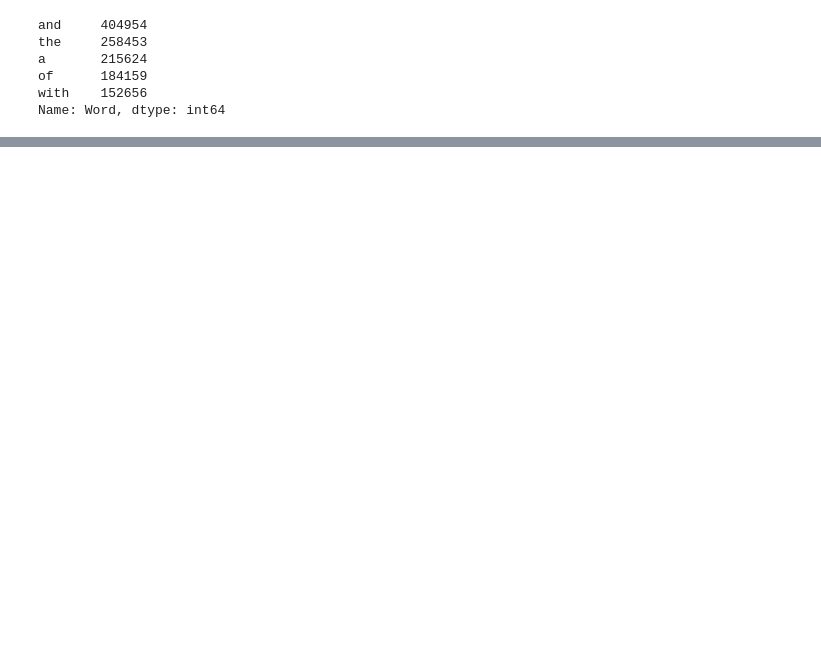
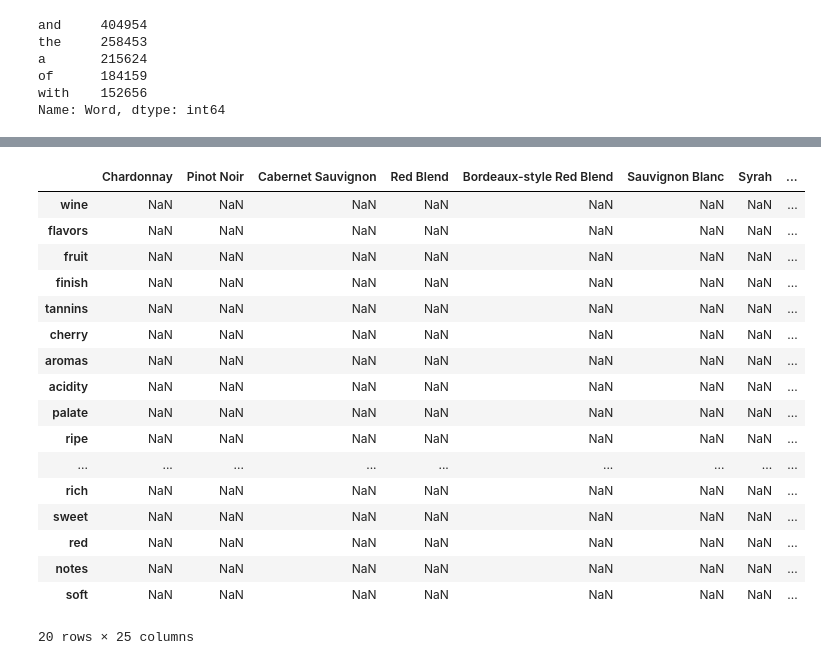
Before and after one commit to p-mckenzie/TextAnalytics, a Jupyter notebook: Project/Text_Project.ipynb, the cells around one changed output, grey strips where cells are left out. Drawn from its saved outputs; the diff is of its cells as text; code cells hidden in the pictures; blank space fills up the shorter version.

```diff
--- a/Project/Text_Project.ipynb
+++ b/Project/Text_Project.ipynb
@@ -190,9 +86,3 @@ Barbera                           1365
 Cabernet Franc                    1363
 Sangiovese Grosso                 1346
 Name: variety, dtype: int64
-# %%
-mask = ~df['variety'].isin(name_list)
-df[mask].shape
-
-df = df[mask]
-## Remove all reviews from the brands with < 1000 reviews
@@ -318,0 +89,6 @@ new_test_df
+# %%
+top_varieties = list(df['variety'].value_counts()[:25].index)
+
+mask = df['variety'].isin(top_varieties)
+new_df = df[mask]
+new_df.head()
@@ -318,0 +107,7 @@ new_test_df
+# %%
+from nltk import pos_tag, word_tokenize
+
+all_desc = new_df['description'].str.cat(sep=' ')
+
+pos_df = pd.DataFrame(pos_tag(word_tokenize(all_desc)), columns = ['word', 'POS'])
+pos_df['word'].value_counts()
@@ -318,0 +132,25 @@ new_test_df
+# %%
+attribute_list = pos_df['word'].value_counts()[:20].index
+# %%
+lift_df = pd.DataFrame(columns=top_varieties, index=attribute_list)
+
+lift_df
+# %% [output]
+|  | Chardonnay | Pinot Noir | Cabernet Sauvignon | Red Blend | Bordeaux-style Red Blend | Sauvignon Blanc | Syrah | ... |
+| wine | NaN | NaN | NaN | NaN | NaN | NaN | NaN | ... |
+| flavors | NaN | NaN | NaN | NaN | NaN | NaN | NaN | ... |
+| fruit | NaN | NaN | NaN | NaN | NaN | NaN | NaN | ... |
+| finish | NaN | NaN | NaN | NaN | NaN | NaN | NaN | ... |
+| tannins | NaN | NaN | NaN | NaN | NaN | NaN | NaN | ... |
+| cherry | NaN | NaN | NaN | NaN | NaN | NaN | NaN | ... |
+| aromas | NaN | NaN | NaN | NaN | NaN | NaN | NaN | ... |
+| acidity | NaN | NaN | NaN | NaN | NaN | NaN | NaN | ... |
+| palate | NaN | NaN | NaN | NaN | NaN | NaN | NaN | ... |
+| ripe | NaN | NaN | NaN | NaN | NaN | NaN | NaN | ... |
+| ... | ... | ... | ... | ... | ... | ... | ... | ... |
+| rich | NaN | NaN | NaN | NaN | NaN | NaN | NaN | ... |
+| sweet | NaN | NaN | NaN | NaN | NaN | NaN | NaN | ... |
+| red | NaN | NaN | NaN | NaN | NaN | NaN | NaN | ... |
+| notes | NaN | NaN | NaN | NaN | NaN | NaN | NaN | ... |
+| soft | NaN | NaN | NaN | NaN | NaN | NaN | NaN | ... |
+20 rows × 25 columns
```
Also changed, not shown: parts of 26 cells of this notebook, 1 other file.
